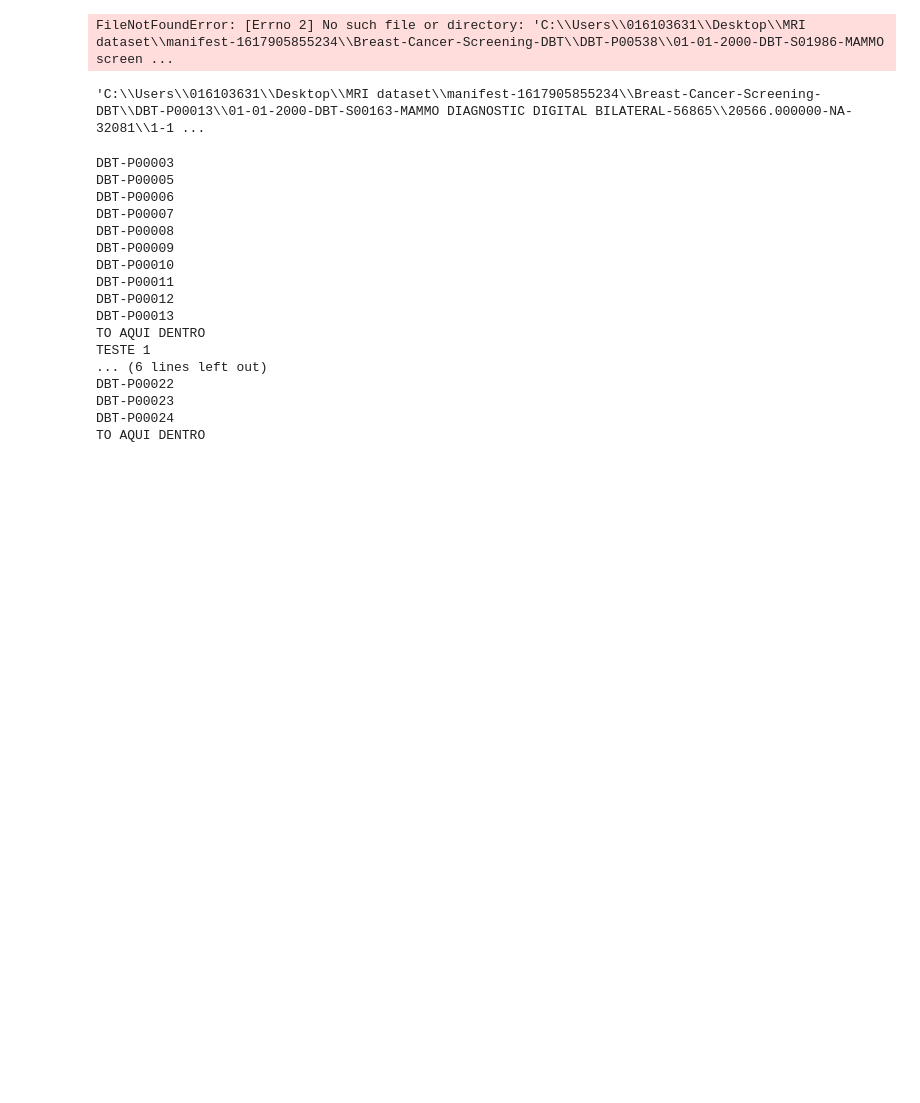
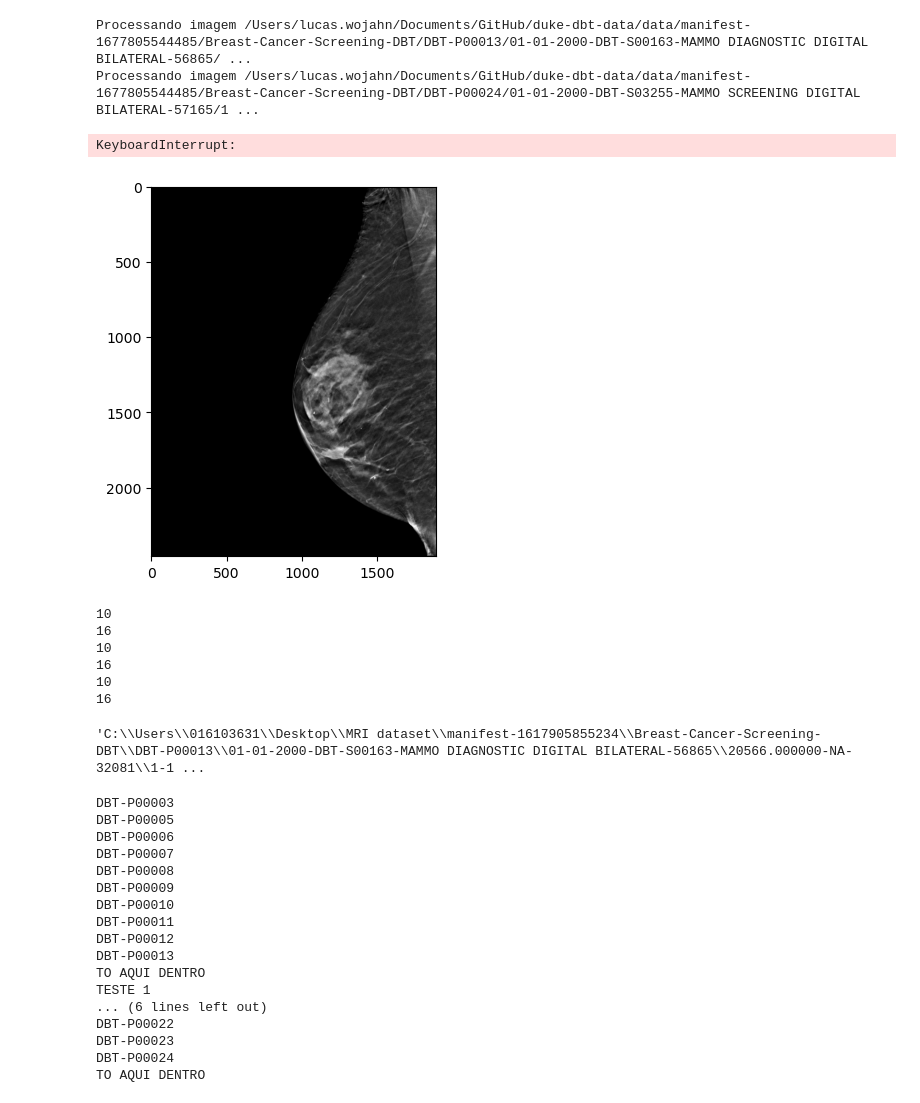
Before and after one commit to LucasWojahn/duke-dbt-data, a Jupyter notebook: dcmread_image.ipynb, the cells around one changed output. Drawn from its saved outputs; the diff is of its cells as text; code cells hidden in the pictures; blank space fills up the shorter version.

```diff
--- a/dcmread_image.ipynb
+++ b/dcmread_image.ipynb
@@ -41,55 +66,100 @@ Index(['PatientID', 'StudyUID', 'View', 'descriptive_path', 'classic_path',
 # %%
 # rootdir = 'D:\MRI dataset\manifest-1617905855234\Breast-Cancer-Screening-DBT'
-rootdir = R'C:\Users\016103631\Desktop\MRI dataset\manifest-1617905855234\Breast-Cancer-Screening-DBT'
+#WINDOWS
+# rootdir = R'C:\Users\016103631\Desktop\MRI dataset\manifest-1617905855234\Breast-Cancer-Screening-DBT'
 
 # destination = 'D:\MRI dataset\data\\train'
-destination = R'C:\Users\016103631\Desktop\MRI dataset\train'
+# destination = R'C:\Users\016103631\Desktop\MRI dataset\train'
+############
+#MAC
+rootdir = '/Users/lucas.wojahn/Documents/GitHub/duke-dbt-data/data/manifest-1677805544485/Breast-Cancer-Screening-DBT'
+destination = '/Users/lucas.wojahn/Documents/GitHub/duke-dbt-data/data/train'
+############
 
 for index, row in df_true.iterrows():
 
     name = str(row['PatientID'])
+    slice_index = row['Slice']
     uuid_name = str(uuid.uuid4())
     annotation_file = name+'-'+uuid_name+'.txt'
 
-    f = open(destination+'\\'+annotation_file, "w")
+    # f = open(destination+'\\'+annotation_file, "w")
+    f = open(destination+'/'+annotation_file, "w")
+
 
     if row['Benign'] == 1:
         classe = 0
     elif row['Cancer'] == 1:
         classe = 1
     elif row['Actionable'] == 1:
         classe = 2
 
     x = row['X']
     y = row['Y']
     width = row['Width']
     height = row['Height']
 
     if classe is not None:
         f.write(f"{classe} {x} {y} {width} {height}")
         # f.write(str(classe)+' '+row['X']+' '+row['Y']+' '+row['Width']+' '+row['Height'])
 
     f.close()
-    row['descriptive_path'] = row['descriptive_path'].replace('\\\\','\\')
-    split = row['descriptive_path'].split('\\')
+    # row['descriptive_path'] = row['descriptive_path'].replace('\\\\','\\')
+    # split = row['descriptive_path'].split('\\')
+    # split[-2] = split[-2].replace('-','-NA-')
+    # path = '\\'.join(split)
+    # MAC
+    split = row['descriptive_path'].split('/')
     split[-2] = split[-2].replace('-','-NA-')
-    path = '\\'.join(split)
+    path = '/'.join(split)
     # print(path)
 
     view = row["View"]
 
+    print(f'Processando imagem {path}')
 
-    image = dcmread_image(fp=path, view=view)
+    image = dcmread_image(fp=path, view=view, index=slice_index)
+    plt.imshow(image, cmap=plt.cm.gray)
 
     # ds = dcmread(path)
     # pixel_array = ds.pixel_array
     # # plt.imshow(pixel_array[0],cmap=plt.cm.gray)
     annotation_file = annotation_file.replace('.txt','.jpg')
 
-    plt.imsave(destination+'\\'+annotation_file, image[0],  format="jpg", cmap=plt.cm.gray)
+    # plt.imsave(destination+'\\'+annotation_file, image[0],  format="jpg", cmap=plt.cm.gray)
+    plt.imsave(destination+'/'+annotation_file, image,  format="jpg", cmap=plt.cm.gray)
     # cv2.imwrite(destination+'\\'+annotation_file, image[0])
 # %% [output]
-FileNotFoundError: [Errno 2] No such file or directory: 'C:\\Users\\016103631\\Desktop\\MRI dataset\\manifest-1617905855234\\Breast-Cancer-Screening-DBT\\DBT-P00538\\01-01-2000-DBT-S01986-MAMMO screen ...
+Processando imagem /Users/lucas.wojahn/Documents/GitHub/duke-dbt-data/data/manifest-1677805544485/Breast-Cancer-Screening-DBT/DBT-P00013/01-01-2000-DBT-S00163-MAMMO DIAGNOSTIC DIGITAL BILATERAL-56865/ ...
+Processando imagem /Users/lucas.wojahn/Documents/GitHub/duke-dbt-data/data/manifest-1677805544485/Breast-Cancer-Screening-DBT/DBT-P00024/01-01-2000-DBT-S03255-MAMMO SCREENING DIGITAL BILATERAL-57165/1 ...
+KeyboardInterrupt:
+[figure, added]
+# %%
+##PROCESSA IMAGENS QUE NÃO POSSUEM TRUE POSITIVE
+
+rootdir = '/Users/lucas.wojahn/Documents/GitHub/duke-dbt-data/data/manifest-1677805544485/Breast-Cancer-Screening-DBT'
+destination = '/Users/lucas.wojahn/Documents/GitHub/duke-dbt-data/data/train2'
+
+for index, row in df_paths.iterrows():
+
+    name = str(row['PatientID'])
+    uuid_name = str(uuid.uuid4())
+    annotation_file = name+'-'+uuid_name+'.jpg'
+
+    split = row['descriptive_path'].split('/')
+    split[-2] = split[-2].replace('-','-NA-')
+    path = '/'.join(split)
+    view = row["View"]
+    image = dcmread_image(fp=path, view=view)
+    plt.imsave(destination+'/'+annotation_file, image[0],  format="jpg", cmap=plt.cm.gray)
+    df_paths.drop(index, inplace=True)
+# %% [output]
+10
+16
+10
+16
+10
+16
 # %%
 split = row['descriptive_path'].split('\\')
 split[-2] = split[-2].replace('-','-NA-')
```
Also changed, not shown: parts of 3 cells of this notebook, 4 other files.
